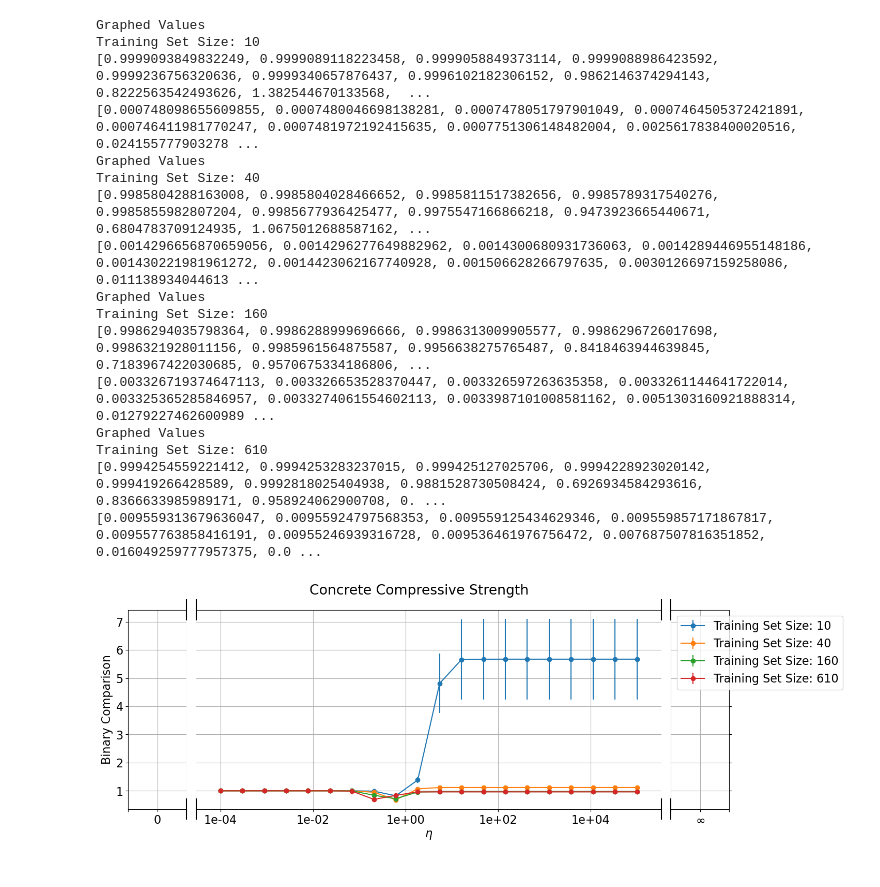
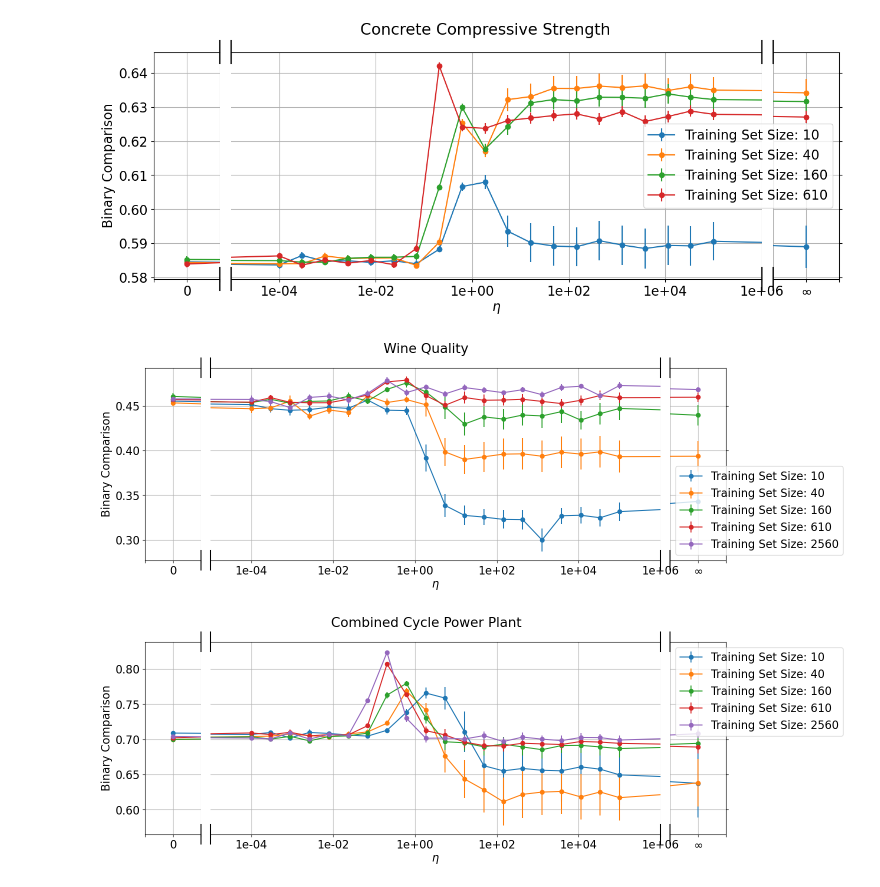
Before and after one commit to cgenevier/bayesian_modeling, a Jupyter notebook: 3_plot_graphs.ipynb, the cells around one changed output. Drawn from its saved outputs; the diff is of its cells as text; code cells hidden in the pictures.

```diff
--- a/3_plot_graphs.ipynb
+++ b/3_plot_graphs.ipynb
@@ -3,7 +3,7 @@
 
 # Define UCI Datasets to pull
 # https://archive.ics.uci.edu/ml/datasets.php
-uci_datasets = [165]
+uci_datasets = [165,186,294]
 
 # Training set sizes to use (only training set sizes < 60% of total dataset size will be used)
 training_set_sizes = [10, 40, 160, 610, 2560, 10240, 40960]
@@ -56,6 +56,7 @@ for p_index, dataset in enumerate(uci_datasets):
     # Load the dataset
     model = Model()
     model.import_from_file('uci_ml_datasets/ucirepo_' + str(dataset) + '.csv')
+    model.get_dataset_info(dataset)
     model.format_data()
     training_set_values = model.set_up_training_values(training_set_sizes, .6)
 
@@ -65,7 +66,7 @@ for p_index, dataset in enumerate(uci_datasets):
 
     # Create a figure with three subplots
     fig, (ax1, ax2, ax3) = plt.subplots(1, 3, sharey=True, figsize=(15, 5), gridspec_kw={'width_ratios': [.1, .8, .1]})
-    fig.suptitle(f'Concrete Compressive Strength')
+    fig.suptitle(f'{model.dataset_info.name}')
     plt.subplots_adjust(wspace=0.05)
 
     # Loop over all_results and print a scatter plot with eta on the x-axis and the mean binary_comparisons on the y-axis for each training set size
@@ -76,10 +77,10 @@ for p_index, dataset in enumerate(uci_datasets):
         binary_comparison_means = [np.mean(binary_comparisons[training_set_value][eta]) for eta in etas]
         binary_comparison_se = [np.std(binary_comparisons[training_set_value][eta]) / np.sqrt(len(binary_comparisons[training_set_value][eta])) for eta in etas]
 
-        print('Graphed Values')
-        print(f"Training Set Size: {training_set_value}")
-        print(binary_comparison_means)
-        print(binary_comparison_se)
+        #print('Graphed Values')
+        #print(f"Training Set Size: {training_set_value}")
+        #print(binary_comparison_means)
+        #print(binary_comparison_se)
 
         # Separate etas and their corresponding means and errors
         normal_etas = [eta for eta in etas if eta != 0 and eta != np.inf]
@@ -123,47 +124,33 @@ for p_index, dataset in enumerate(uci_datasets):
     # Hide the right spines of ax1 and the left spines of ax2
     ax1.spines['right'].set_visible(False)
     ax2.spines['left'].set_visible(False)
     ax2.spines['right'].set_visible(False)
     ax3.spines['left'].set_visible(False)
     ax1.yaxis.tick_left()
     ax2.tick_params(left = False)
     ax3.yaxis.tick_right()
 
     # Draw small vertical lines to indicate the break
     line_length = 0.05  # Length of the vertical lines
 
     # Top and bottom lines at the right edge of ax1
     ax1.plot([1, 1], [1 - line_length, 1 + line_length], transform=ax1.transAxes, color='k', clip_on=False)
     ax1.plot([1, 1], [0 - line_length, line_length], transform=ax1.transAxes, color='k', clip_on=False)
 
     # Top and bottom lines at the left edge of ax2
     ax2.plot([0, 0], [1 - line_length, 1 + line_length], transform=ax2.transAxes, color='k', clip_on=False)
     ax2.plot([0, 0], [0 - line_length, line_length], transform=ax2.transAxes, color='k', clip_on=False)
 
     # Top and bottom lines at the right edge of ax2
     ax2.plot([1, 1], [1 - line_length, 1 + line_length], transform=ax2.transAxes, color='k', clip_on=False)
     ax2.plot([1, 1], [0 - line_length, line_length], transform=ax2.transAxes, color='k', clip_on=False)
 
     # Top and bottom lines at the left edge of ax3
     ax3.plot([0, 0], [1 - line_length, 1 + line_length], transform=ax3.transAxes, color='k', clip_on=False)
     ax3.plot([0, 0], [0 - line_length, line_length], transform=ax3.transAxes, color='k', clip_on=False)
 
     plt.show()
 # %% [output]
-Graphed Values
-Training Set Size: 10
-[0.9999093849832249, 0.9999089118223458, 0.9999058849373114, 0.9999088986423592, 0.9999236756320636, 0.9999340657876437, 0.9996102182306152, 0.9862146374294143, 0.8222563542493626, 1.382544670133568,  ...
-[0.000748098655609855, 0.0007480046698138281, 0.0007478051797901049, 0.0007464505372421891, 0.000746411981770247, 0.0007481972192415635, 0.0007751306148482004, 0.0025617838400020516, 0.024155777903278 ...
-Graphed Values
-Training Set Size: 40
-[0.9985804288163008, 0.9985804028466652, 0.9985811517382656, 0.9985789317540276, 0.9985855982807204, 0.9985677936425477, 0.9975547166866218, 0.9473923665440671, 0.6804783709124935, 1.0675012688587162, ...
-[0.0014296656870659056, 0.0014296277649882962, 0.0014300680931736063, 0.0014289446955148186, 0.001430221981961272, 0.0014423062167740928, 0.001506628266797635, 0.0030126697159258086, 0.011138934044613 ...
-Graphed Values
-Training Set Size: 160
-[0.9986294035798364, 0.9986288999696666, 0.9986313009905577, 0.9986296726017698, 0.9986321928011156, 0.9985961564875587, 0.9956638275765487, 0.8418463944639845, 0.7183967422030685, 0.9570675334186806, ...
-[0.003326719374647113, 0.003326653528370447, 0.003326597263635358, 0.0033261144641722014, 0.003325365285846957, 0.0033274061554602113, 0.0033987101008581162, 0.0051303160921888314, 0.01279227462600989 ...
-Graphed Values
-Training Set Size: 610
-[0.9994254559221412, 0.9994253283237015, 0.999425127025706, 0.9994228923020142, 0.999419266428589, 0.9992818025404938, 0.9881528730508424, 0.6926934584293616, 0.8366633985989171, 0.958924062900708, 0. ...
-[0.009559313679636047, 0.00955924797568353, 0.009559125434629346, 0.009559857171867817, 0.009557763858416191, 0.00955246939316728, 0.009536461976756472, 0.007687507816351852, 0.016049259777957375, 0.0 ...
-[figure, old version]
+[figure, new version]
+[figure, added]
+[figure, added]
```
Also changed, not shown: 13 other files.
